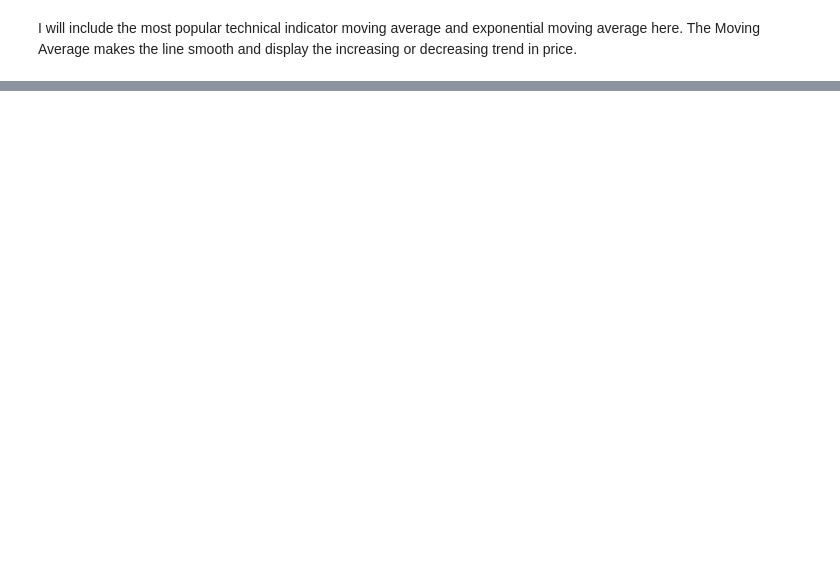
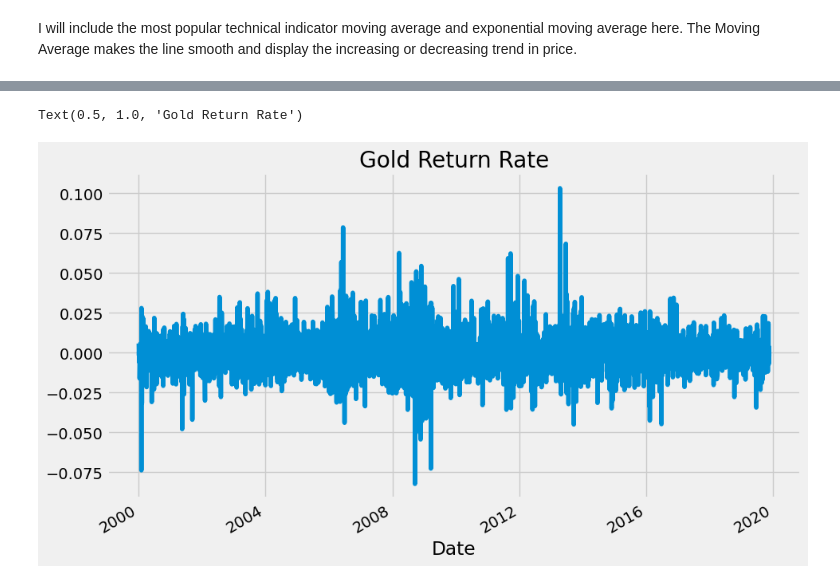
Before and after one commit to roberthsheng/trading-comparative-analysis, a Jupyter notebook: quantitative_analysis.ipynb, the cells around one changed output, grey strips where cells are left out. Saved outputs shown, nothing was run; the diff lists cells and outputs as text; code cells hidden in the pictures; blank space fills up the shorter version.

```diff
--- a/quantitative_analysis.ipynb
+++ b/quantitative_analysis.ipynb
@@ -169,0 +173,11 @@ plt.legend()
+# %%
+#Based on the formula, plotting the returns
+rets = price / price.shift(1) - 1
+
+from matplotlib import style
+plt.figure(figsize=(10,6))
+rets.plot(label='return')
+plt.title('Gold Return Rate')
+# %% [output]
+Text(0.5, 1.0, 'Gold Return Rate')
+[figure, added]
```
Also changed, not shown: parts of 12 cells of this notebook.
